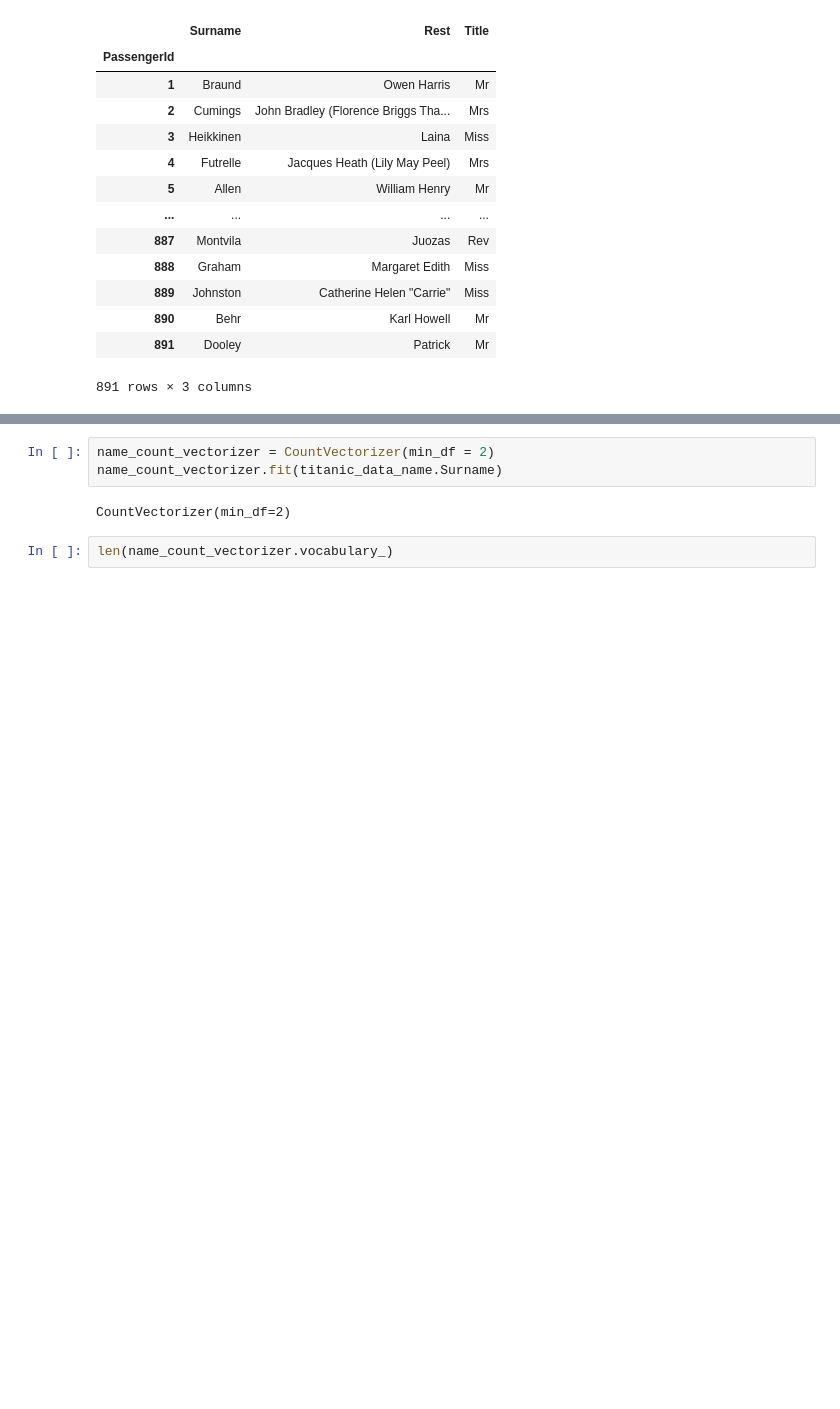
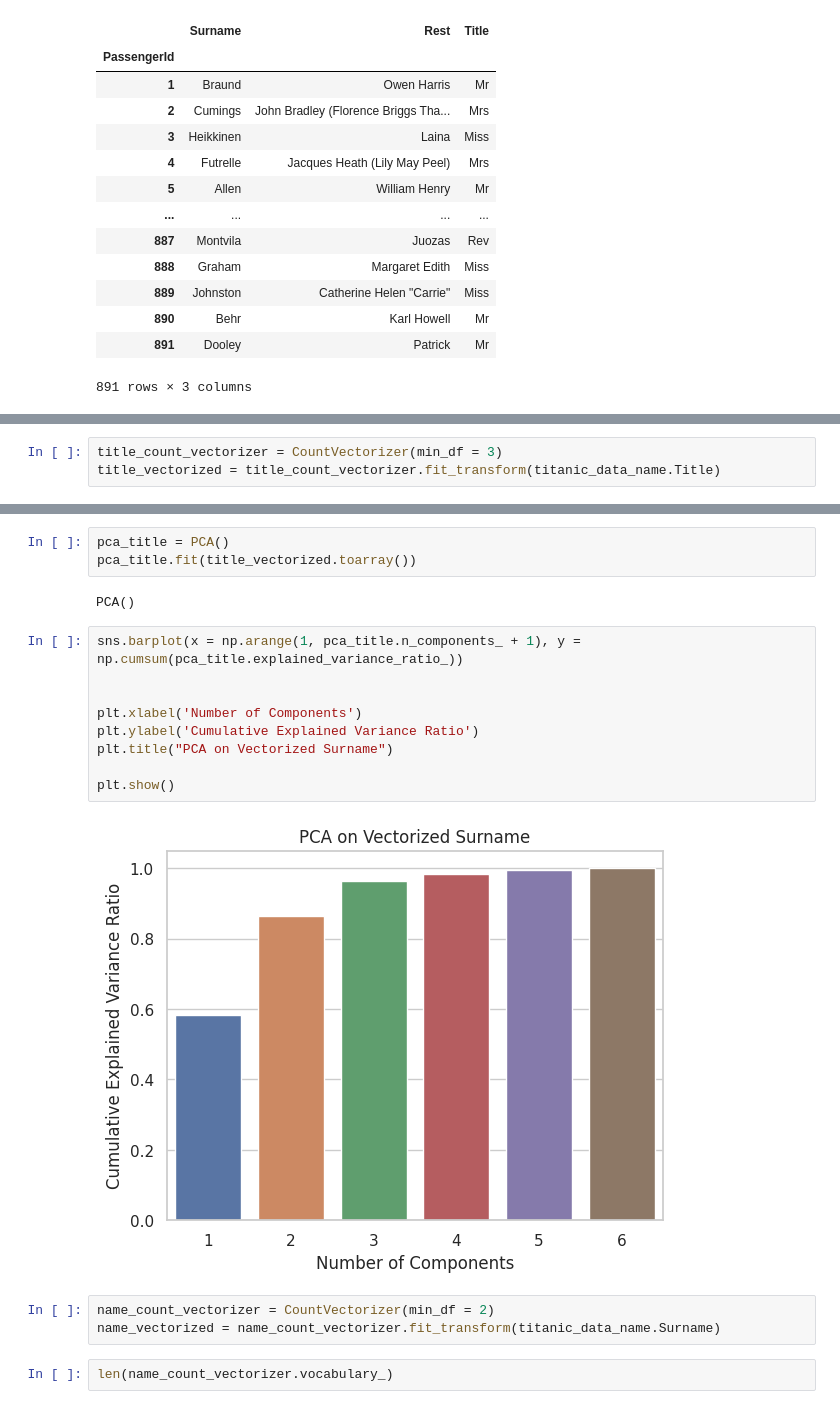
Before and after one commit to dtuleva/Kaggle_Competitions, a Jupyter notebook: titanic_machine_learning_from_disaster.ipynb, the cells around one changed output, grey strips where cells are left out. Saved outputs shown, nothing was run; the diff lists cells and outputs as text; blank space fills up the shorter version.

```diff
--- a/titanic_machine_learning_from_disaster.ipynb
+++ b/titanic_machine_learning_from_disaster.ipynb
@@ -321,0 +300,3 @@ Name: count, dtype: int64
+# %%
+title_count_vectorizer = CountVectorizer(min_df = 3)
+title_vectorized = title_count_vectorizer.fit_transform(titanic_data_name.Title)
@@ -322,8 +326,22 @@ Name: count, dtype: int64
+# %%
+pca_title = PCA()
+pca_title.fit(title_vectorized.toarray())
+# %% [output]
+PCA()
+# %%
+sns.barplot(x = np.arange(1, pca_title.n_components_ + 1), y = np.cumsum(pca_title.explained_variance_ratio_))
+
+
+plt.xlabel('Number of Components')
+plt.ylabel('Cumulative Explained Variance Ratio')
+plt.title("PCA on Vectorized Surname")
+
+plt.show()
+# %% [output]
+[figure, added]
 # %%
 name_count_vectorizer = CountVectorizer(min_df = 2)
-name_count_vectorizer.fit(titanic_data_name.Surname)
+name_vectorized = name_count_vectorizer.fit_transform(titanic_data_name.Surname)
-# %% [output]
-CountVectorizer(min_df=2)
 # %%
 len(name_count_vectorizer.vocabulary_)
 # %% [output]
```
Also changed, not shown: parts of 25 cells of this notebook.
